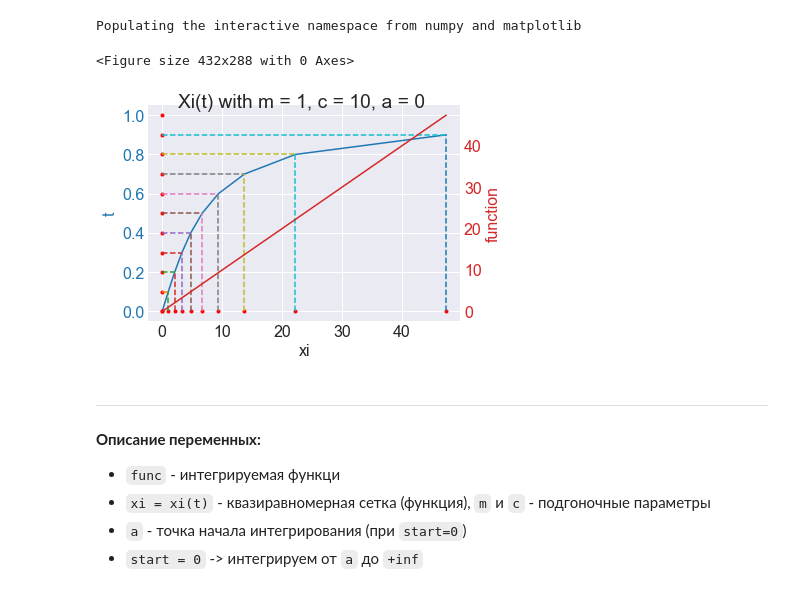
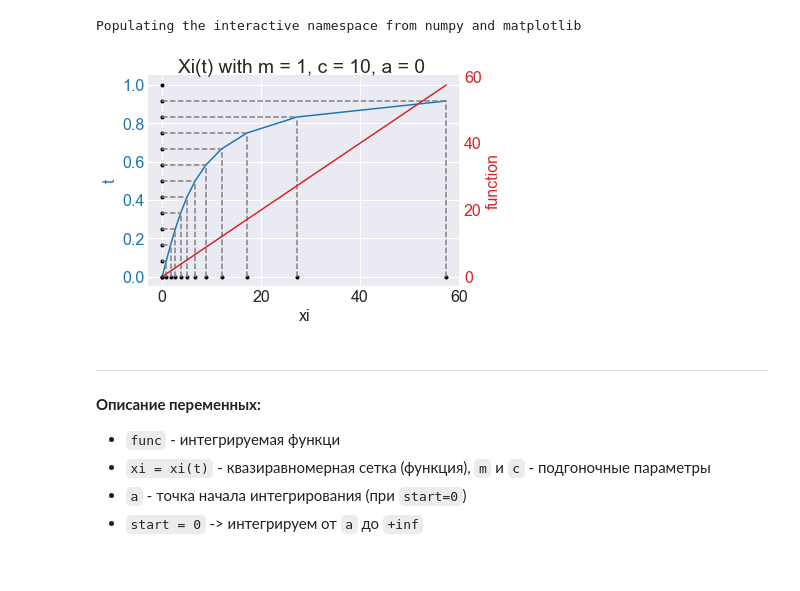
Before and after one commit to andrew3203/NumericalMethods, a Jupyter notebook: ImproperIntegrals.ipynb, the cells around one changed output. Saved outputs shown, nothing was run; the diff lists cells and outputs as text; code cells hidden in the pictures.

```diff
--- a/ImproperIntegrals.ipynb
+++ b/ImproperIntegrals.ipynb
@@ -36,45 +36,42 @@ def PrintTriangular(mas, i, lines=None):
 
 a = 0
 b = 1.
-N = 10
+N = 12
 t = np.linspace(a, b, N+1)
-
-fig = plt.figure()
 
 m = 1
 c = 10
 xi = Xi(t, a, m, c)
 
 fig, ax1 = plt.subplots()
 
 color = 'tab:blue'
 ax1.set_ylabel('t', color=color)
 ax1.set_xlabel('xi')
 ax1.plot(xi, t, color=color)
 ax1.tick_params(axis='y', labelcolor=color)
 
-ax1.plot(xi, np.zeros(N+1), 'or', markersize=3)
-ax1.plot(np.zeros(N+1), t, 'or', markersize=3)
+ax1.plot(xi, np.zeros(N+1), 'or', markersize=3, color='black')
+ax1.plot(np.zeros(N+1), t, 'or', markersize=3, color='black')
 
-ax1.plot([[0]*(N+1), xi], [t, t], '--')
-ax1.plot([xi, xi], [[0]*(N+1), t], '--')
+ax1.plot([[0]*(N+1), xi], [t, t], '--', color='gray')
+ax1.plot([xi, xi], [[0]*(N+1), t], '--', color='gray')
 ax1.grid(lw=1)
 ax2 = ax1.twinx()  # instantiate a second axes that shares the same x-axis
 
 color = 'tab:red'
 ax2.set_ylabel('function', color=color)  # we already handled the x-label with ax1
 ax2.plot(xi, function(xi), color=color)
 ax2.tick_params(axis='y', labelcolor=color)
 
 fig.tight_layout()  # otherwise the right y-label is slightly clipped
 
 
 fig.suptitle('Xi(t) with m = {}, c = {}, a = {}'.format(m, c, a))
 
 plt.show()
 # %% [output]
-<Figure size 432x288 with 0 Axes>
-[figure, old version]
+[figure, new version]
 # %% [markdown]
 ---
 
```
Also changed, not shown: parts of 6 cells of this notebook.
